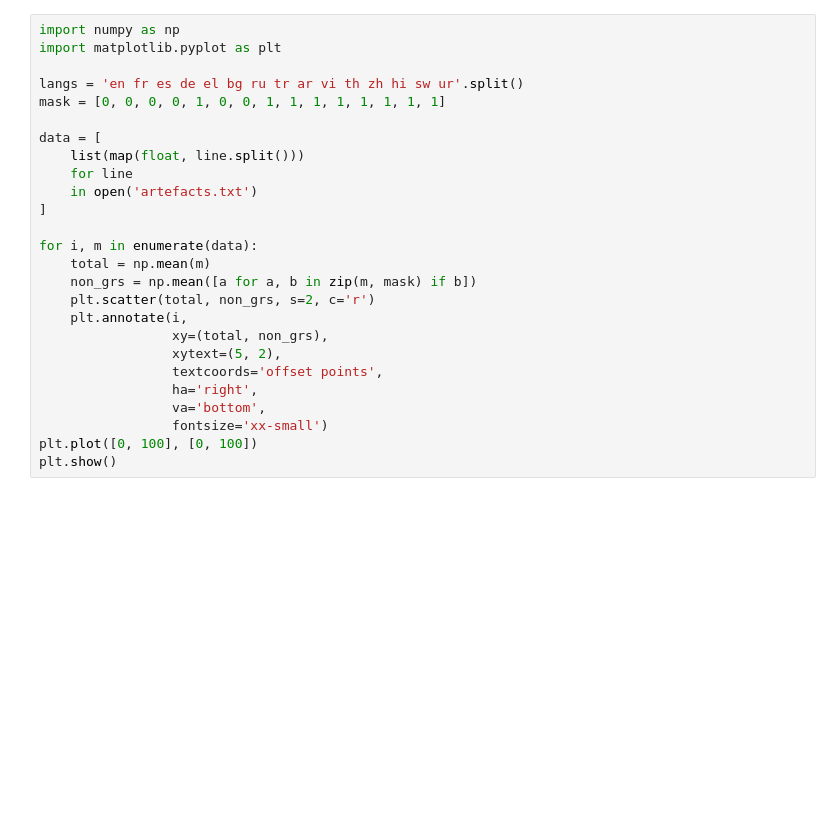
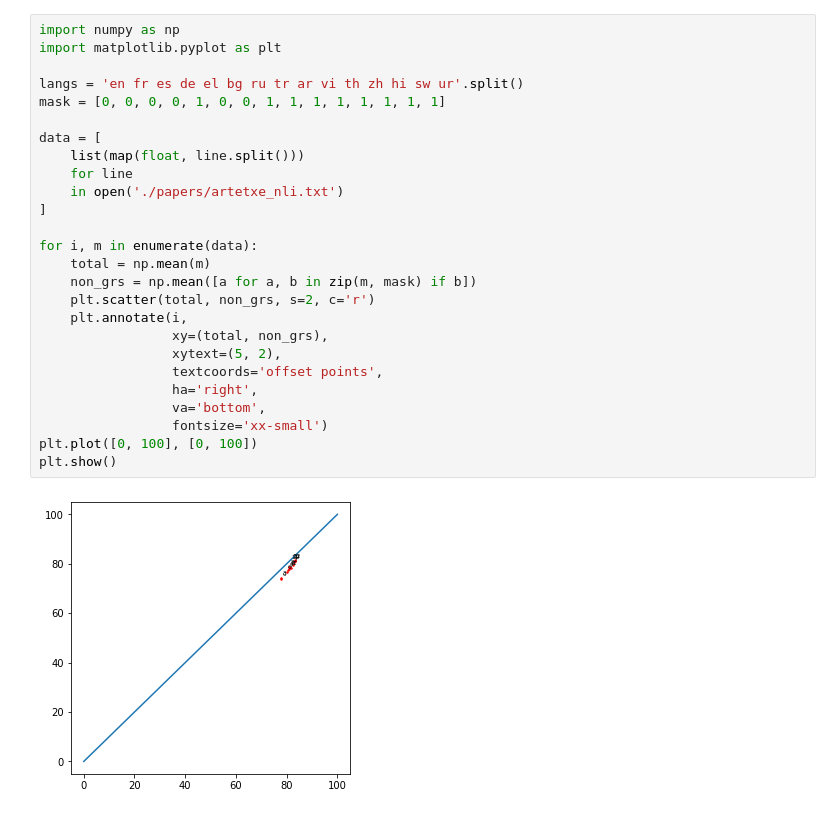
Before and after one commit to matus-pikuliak/multilingual-evaluation, a Jupyter notebook: n_grs_bias.ipynb, the cells around one changed output. Cells and saved outputs as stored; diff of their text form; blank space fills up the shorter version.

```diff
--- a/n_grs_bias.ipynb
+++ b/n_grs_bias.ipynb
@@ -172,29 +177,31 @@ plt.show()
 # %%
 import numpy as np
 import matplotlib.pyplot as plt
 
 langs = 'en fr es de el bg ru tr ar vi th zh hi sw ur'.split()
 mask = [0, 0, 0, 0, 1, 0, 0, 1, 1, 1, 1, 1, 1, 1, 1]
 
 data = [
     list(map(float, line.split()))
     for line
-    in open('artefacts.txt')
+    in open('./papers/artetxe_nli.txt')
 ]
 
 for i, m in enumerate(data):
     total = np.mean(m)
     non_grs = np.mean([a for a, b in zip(m, mask) if b])
     plt.scatter(total, non_grs, s=2, c='r')
     plt.annotate(i,
                  xy=(total, non_grs),
                  xytext=(5, 2),
                  textcoords='offset points',
                  ha='right',
                  va='bottom',
                  fontsize='xx-small')
 plt.plot([0, 100], [0, 100])
 plt.show()
+# %% [output]
+[figure, added]
 # %%
 import numpy as np
 import matplotlib.pyplot as plt
```
Also changed, not shown: parts of 6 cells of this notebook, 7 other files.
